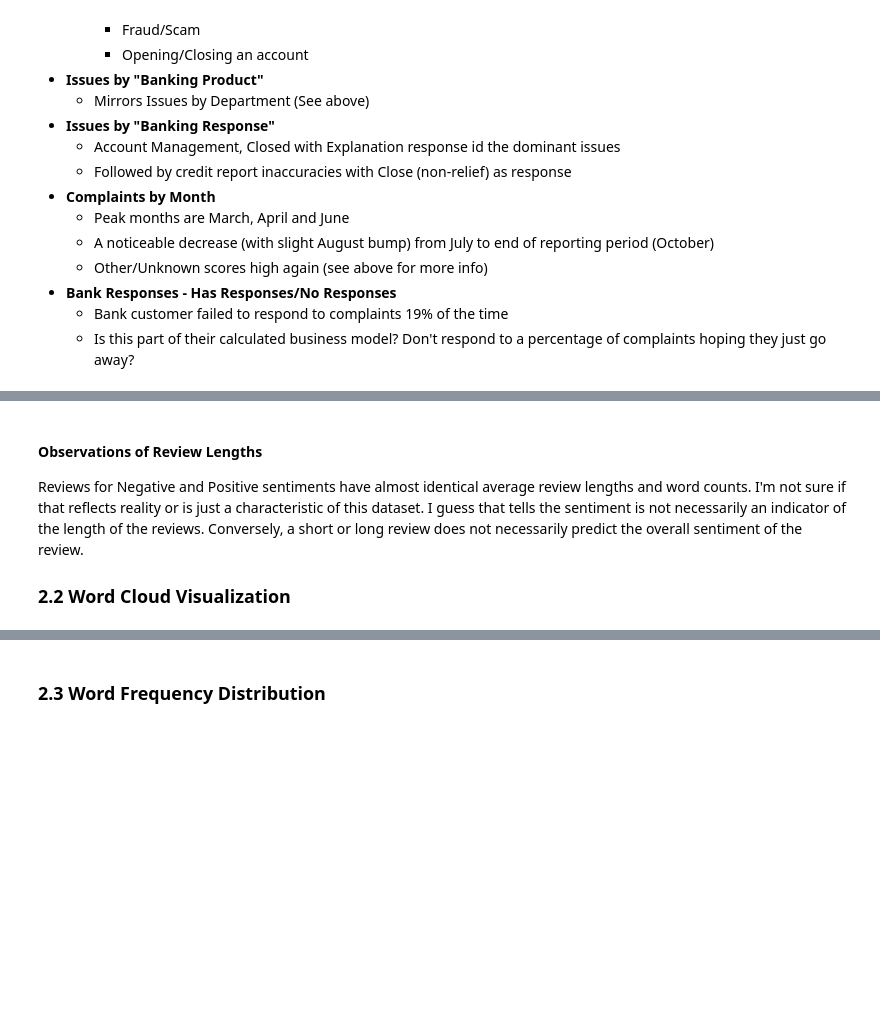
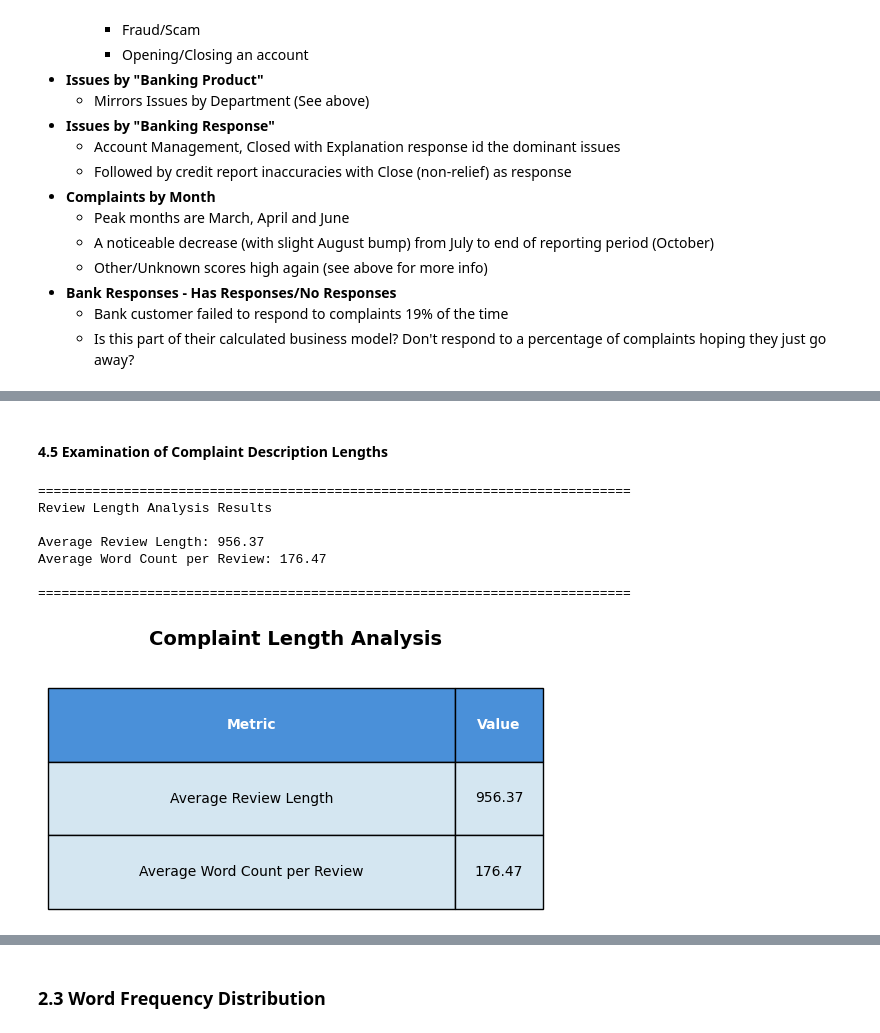
Before and after one commit to juanbucz/FullStackAcademyAICourse, a Jupyter notebook: Assignments/Unit 5/NLP - Unit 5 End Project.ipynb, the cells around one changed output, grey strips where cells are left out. Cells and saved outputs as stored; diff of their text form; code cells hidden in the pictures; blank space fills up the shorter version.

```diff
--- a/Assignments/Unit 5/NLP - Unit 5 End Project.ipynb
+++ b/Assignments/Unit 5/NLP - Unit 5 End Project.ipynb
@@ -998,43 +1259,34 @@ Based on that, we can keep the unknown words as part of the overall tokenized co
+# %% [markdown]
+#### 4.5 Examination of Complaint Description Lengths
 # %%
-# Average character length of a review
-average_review_length = df_labeledMovieReviews['review'].str.len().mean()
+
+# Average character length of a complaint
+average_review_length = df_complaints_and_issues['Complaint Description'].str.len().mean()
 
 # Calculate average number of words per review
-average_review_word_count = df_labeledMovieReviews['review'].str.split().str.len().mean()
+average_review_word_count = df_complaints_and_issues['Complaint Description'].str.split().str.len().mean()
 
 print('============================================================================')
 print('Review Length Analysis Results')
 print()
 print(f'Average Review Length: {average_review_length:.2f}')
 print(f'Average Word Count per Review: {average_review_word_count:.2f}')
 print()
 print('============================================================================')
 
 
-df_reviewLength = df_labeledMovieReviews.copy(deep=True)
-df_reviewLength['average_review_length'] = average_review_length
-df_reviewLength['average_review_word_count'] = average_review_word_count
+df_complaint_length = pd.DataFrame({
+                                    'Metric': ['Average Review Length', 'Average Word Count per Review'],
+                                    'Value':  [f'{average_review_length:.2f}', f'{average_review_word_count:.2f}']
+                                })
 
-df_labeledMovieReviews.groupby('sentiment')['review'].apply(
-                                                                lambda x: x.str.len().mean()
-                                                            ).plot(kind='bar')
-plt.title('Average Review Length by Rating')
-plt.ylabel('Average Review Length')
-plt.xlabel('Rating')
-plt.show()
-
-df_labeledMovieReviews.groupby('sentiment')['review'].apply(
-                                                                lambda x: x.str.split().str.len().mean()
-                                                            ).plot(kind='bar')
-plt.title('Average Review Word Count by Rating')
-plt.ylabel('Average Word Count')
-plt.xlabel('Rating')
-plt.show()
+DisplayTable(df_complaint_length, 'Complaint Length Analysis')
+# %% [output]
+============================================================================
+Review Length Analysis Results
+
+Average Review Length: 956.37
+Average Word Count per Review: 176.47
+
+============================================================================
+[figure, added]
-# %% [markdown]
-#### Observations of Review Lengths
-Reviews for Negative and Positive sentiments have almost identical average review lengths and word counts.</br>
-I'm not sure if that reflects reality or is just a characteristic of this dataset.</br>
-I guess that tells the sentiment is not necessarily an indicator of the length of the reviews. </br>
-Conversely, a short or long review does not necessarily predict the overall sentiment of the review.</br>
-
-### 2.2 Word Cloud Visualization
```
Also changed, not shown: parts of 24 cells of this notebook.
